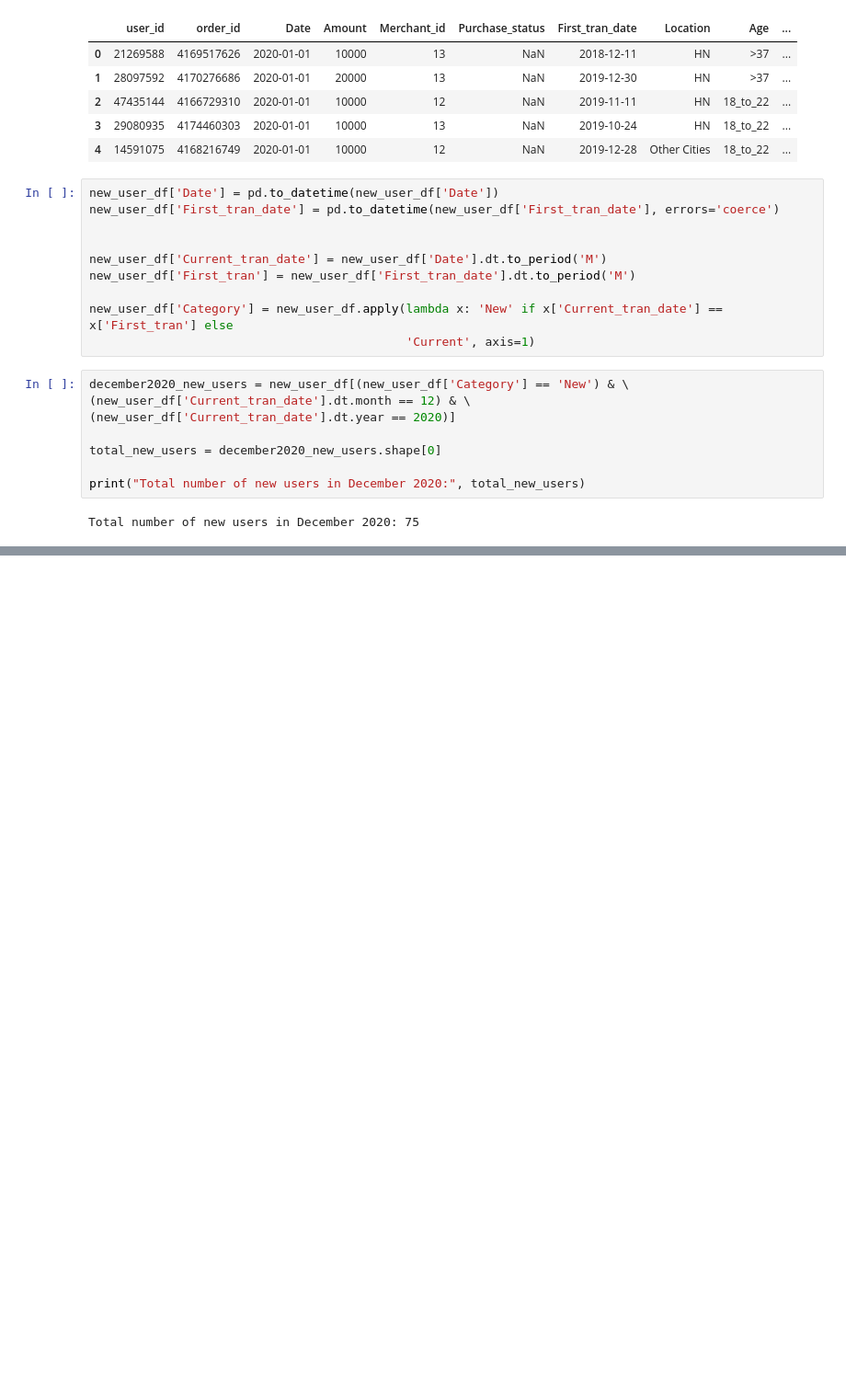
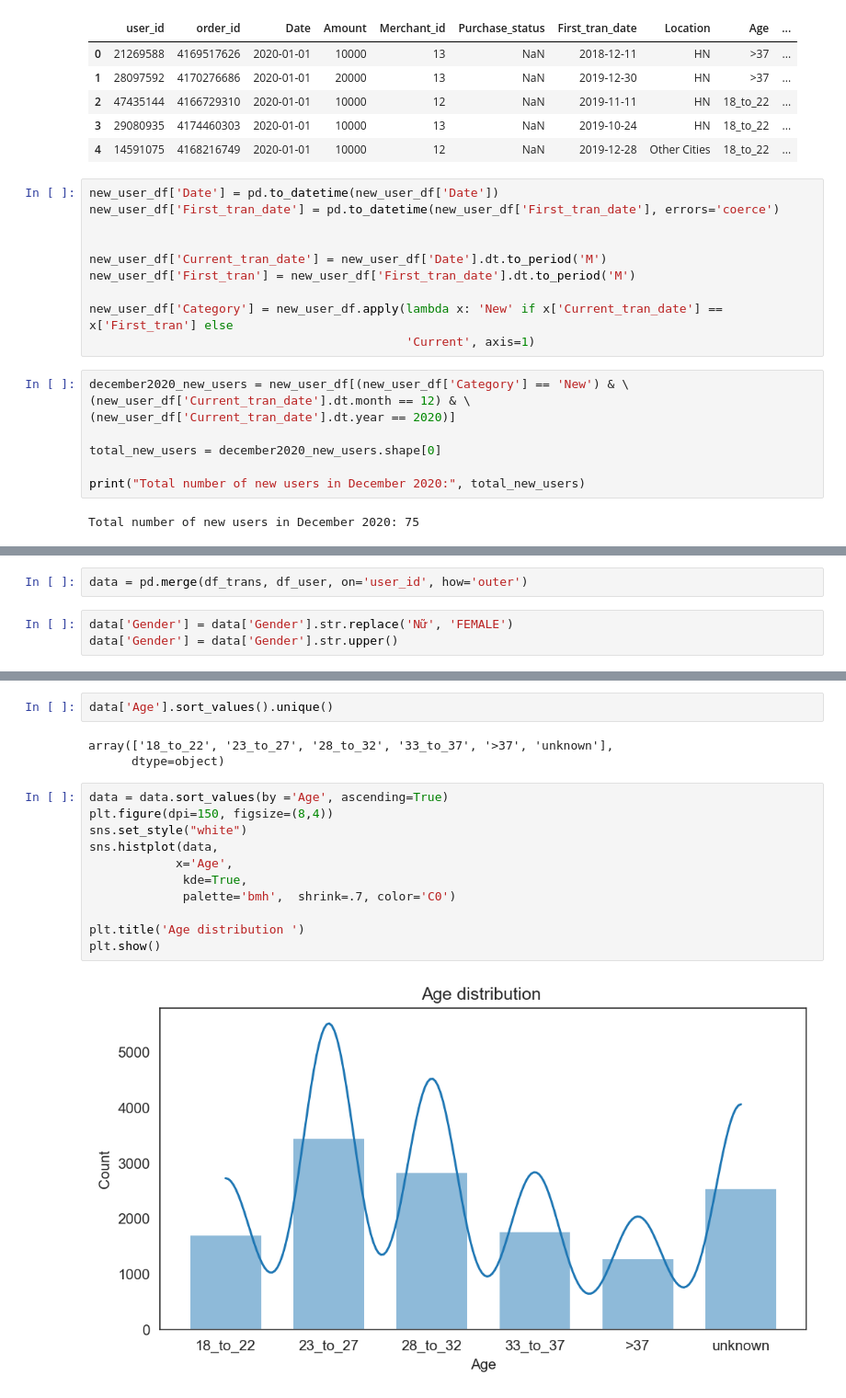
Before and after one commit to NguyenDangXuanLinh/momo_data_analysis, a Jupyter notebook: MoMo_MBI.ipynb, the cells around one changed output, grey strips where cells are left out. Shown at 92% size. Drawn from its saved outputs; the diff is of its cells as text; blank space fills up the shorter version.

```diff
--- a/MoMo_MBI.ipynb
+++ b/MoMo_MBI.ipynb
@@ -210,0 +214,5 @@ Total number of new users in December 2020: 75
+# %%
+data = pd.merge(df_trans, df_user, on='user_id', how='outer')
+# %%
+data['Gender'] = data['Gender'].str.replace('Nữ', 'FEMALE')
+data['Gender'] = data['Gender'].str.upper()
@@ -210,0 +228,18 @@ Total number of new users in December 2020: 75
+# %%
+data['Age'].sort_values().unique()
+# %% [output]
+array(['18_to_22', '23_to_27', '28_to_32', '33_to_37', '>37', 'unknown'],
+      dtype=object)
+# %%
+data = data.sort_values(by ='Age', ascending=True)
+plt.figure(dpi=150, figsize=(8,4))
+sns.set_style("white")
+sns.histplot(data,
+            x='Age',
+             kde=True,
+             palette='bmh',  shrink=.7, color='C0')
+
+plt.title('Age distribution ')
+plt.show()
+# %% [output]
+[figure, added]
```
Also changed, not shown: parts of 12 cells of this notebook.
